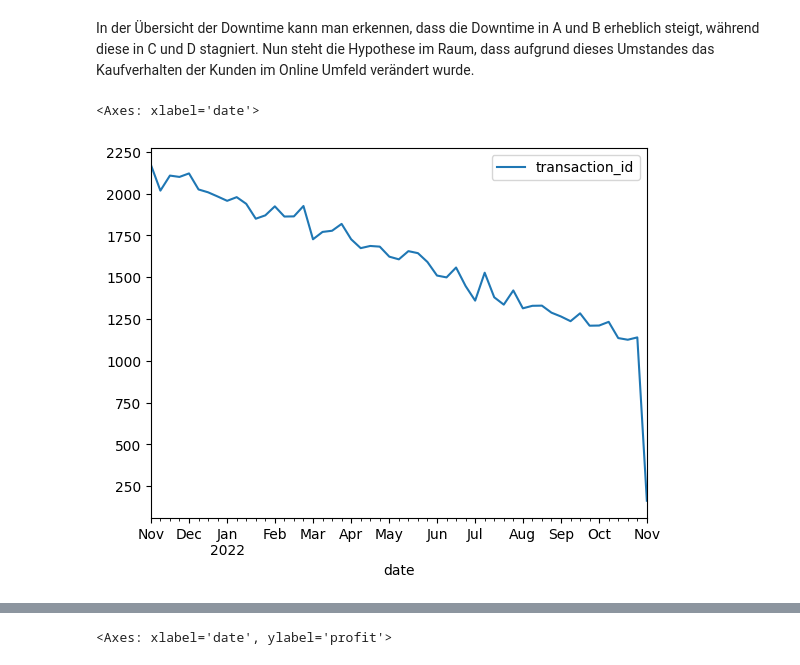
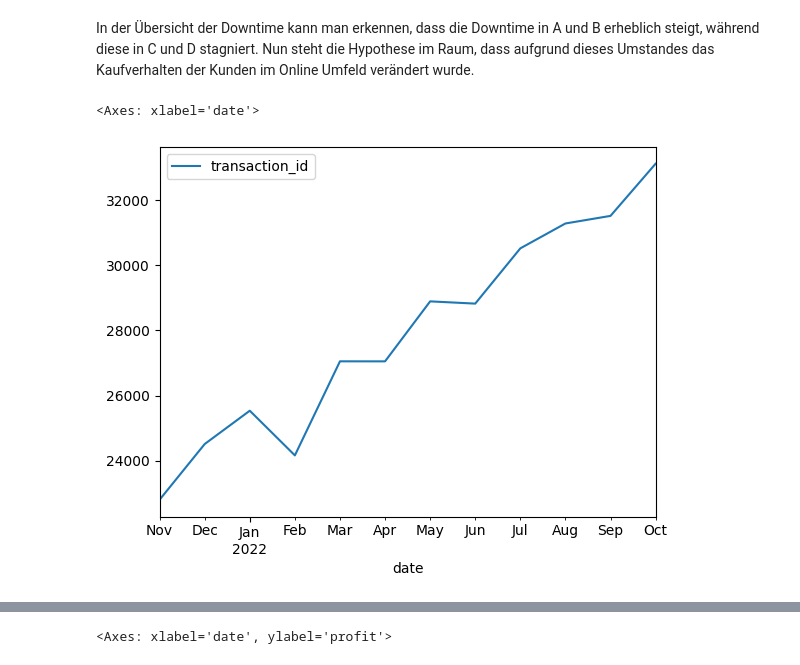
Before and after one commit to timstr97/business-analytics-case-study, a Jupyter notebook: sandbox/patrick/analyse_downtime.ipynb, the cells around one changed output, grey strips where cells are left out. Cells and saved outputs as stored; diff of their text form; code cells hidden in the pictures.

```diff
--- a/sandbox/patrick/analyse_downtime.ipynb
+++ b/sandbox/patrick/analyse_downtime.ipynb
@@ -157,9 +165,9 @@ df_dt
 # %% [markdown]
 In der Übersicht der Downtime kann man erkennen, dass die Downtime in A und B erheblich steigt, während diese in C und D stagniert. Nun steht die Hypothese im Raum, dass aufgrund dieses Umstandes das Kaufverhalten der Kunden im Online Umfeld verändert wurde.
 # %%
-trans_per_week_all = df_online.groupby(pd.Grouper(key="date", freq="1W")).agg({"transaction_id": "count"})
+trans_per_week_all = df_reg_main.groupby(pd.Grouper(key="date", freq="1M")).agg({"transaction_id": "count"})
 
 trans_per_week_all.plot()
 # %% [output]
 <Axes: xlabel='date'>
-[figure, old version]
+[figure, new version]
```
Also changed, not shown: parts of 28 cells of this notebook, 2 other files.
